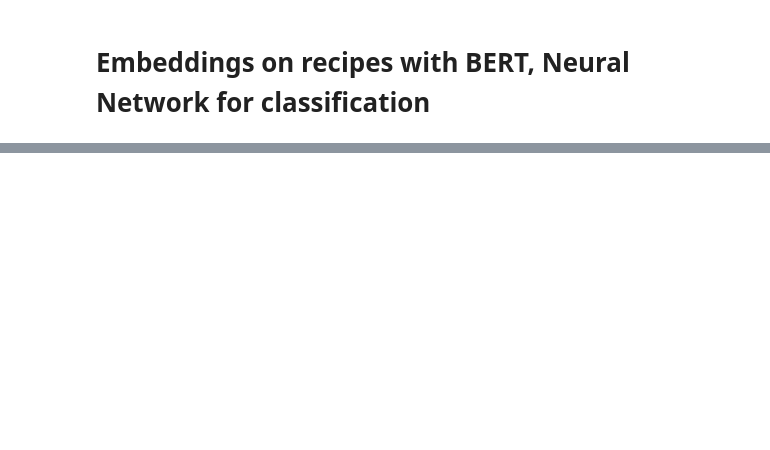
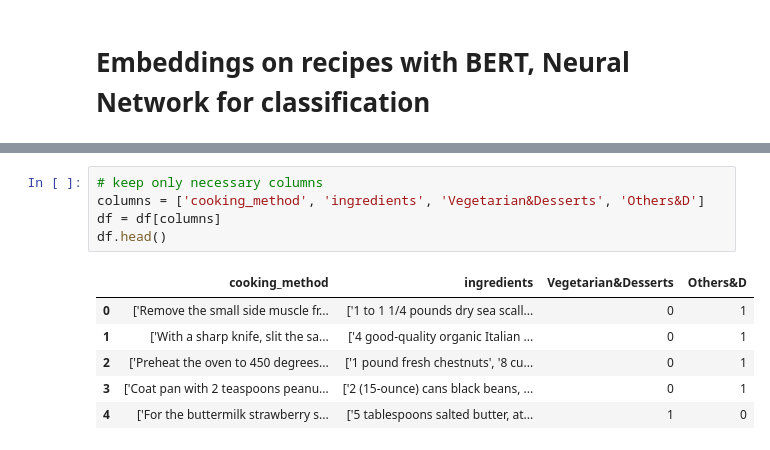
Before and after one commit to lavo2/HLT-Project, a Jupyter notebook: prova_nn.ipynb, the cells around one changed output, grey strips where cells are left out. Cells and saved outputs as stored; diff of their text form; blank space fills up the shorter version.

```diff
--- a/prova_nn.ipynb
+++ b/prova_nn.ipynb
@@ -52,0 +34,12 @@ for i, recipe in enumerate(recipes):
+# %%
+# keep only necessary columns
+columns = ['cooking_method', 'ingredients', 'Vegetarian&Desserts', 'Others&D']
+df = df[columns]
+df.head()
+# %% [output]
+|  | cooking_method | ingredients | Vegetarian&Desserts | Others&D |
+| 0 | ['Remove the small side muscle fr... | ['1 to 1 1/4 pounds dry sea scall... | 0 | 1 |
+| 1 | ['With a sharp knife, slit the sa... | ['4 good-quality organic Italian ... | 0 | 1 |
+| 2 | ['Preheat the oven to 450 degrees... | ['1 pound fresh chestnuts', '8 cu... | 0 | 1 |
+| 3 | ['Coat pan with 2 teaspoons peanu... | ['2 (15-ounce) cans black beans, ... | 0 | 1 |
+| 4 | ['For the buttermilk strawberry s... | ['5 tablespoons salted butter, at... | 1 | 0 |
```
Also changed, not shown: parts of 20 cells of this notebook, 1 other file.
